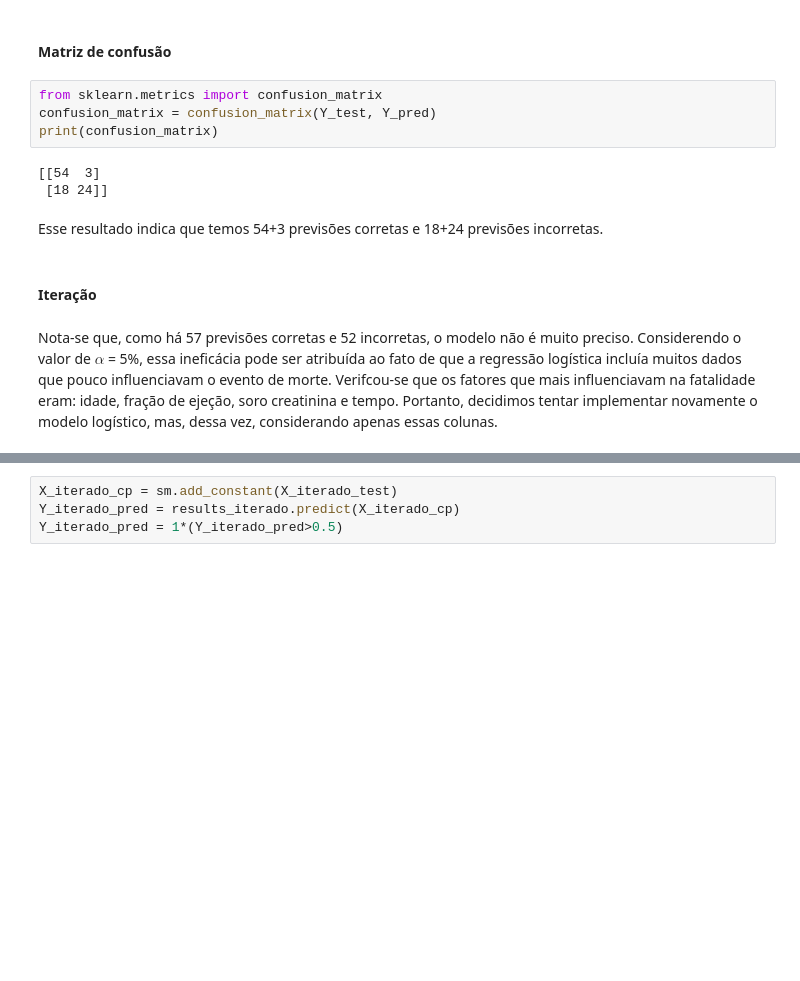
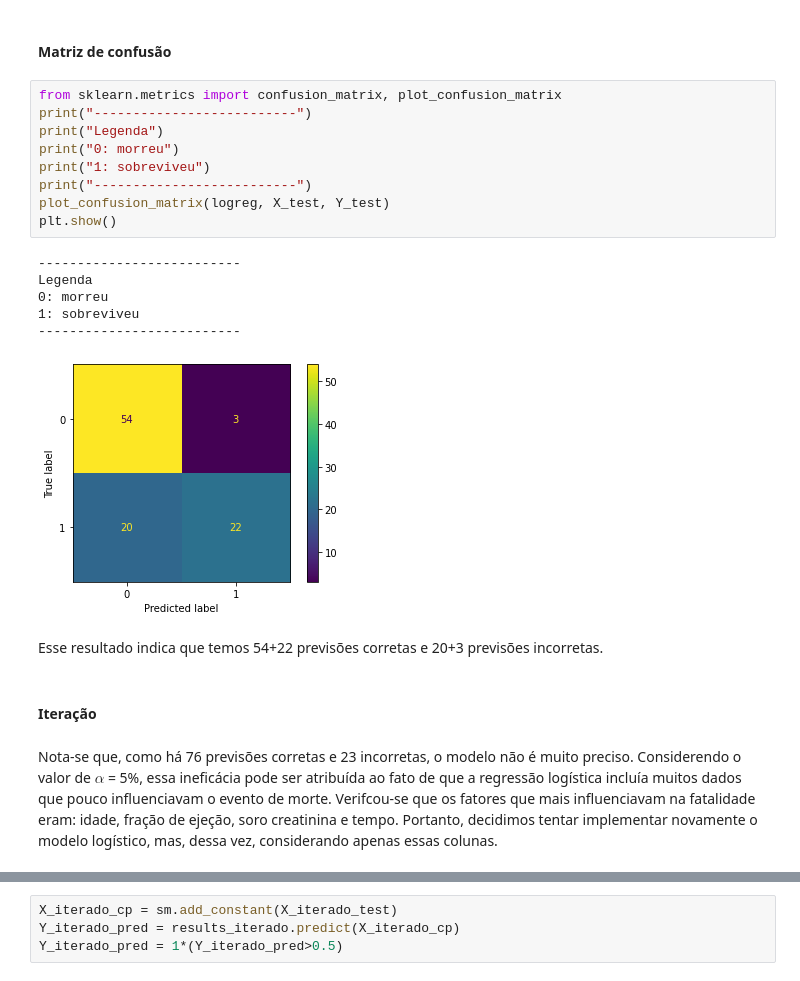
Before and after one commit to carolina-hirschheimer/Propensao-a-falhas-cardiacas, a Jupyter notebook: Projeto 2 - Ciência dos Dados.ipynb, the cells around one changed output, grey strips where cells are left out. Drawn from its saved outputs; the diff is of its cells as text; blank space fills up the shorter version.

Commit message:
Iterando o código
Adicionando explicações, tirando a aleatoridade da Decision Tree e melhorando a visualização das matrizes de confusão

```diff
--- a/Projeto 2 - Ciência dos Dados.ipynb
+++ b/Projeto 2 - Ciência dos Dados.ipynb
@@ -369,19 +375,28 @@ print('Acurácia do classificador de regressão logística na base de teste: {:.
 Acurácia do classificador de regressão logística na base de teste: 0.77
 # %% [markdown]
 #### Matriz de confusão
-# %%
-from sklearn.metrics import confusion_matrix
-confusion_matrix = confusion_matrix(Y_test, Y_pred)
-print(confusion_matrix)
-# %% [output]
-[[54  3]
- [18 24]]
+# %%
+from sklearn.metrics import confusion_matrix, plot_confusion_matrix
+print("--------------------------")
+print("Legenda")
+print("0: morreu")
+print("1: sobreviveu")
+print("--------------------------")
+plot_confusion_matrix(logreg, X_test, Y_test)
+plt.show()
+# %% [output]
+--------------------------
+Legenda
+0: morreu
+1: sobreviveu
+--------------------------
+[figure, added]
 # %% [markdown]
-Esse resultado indica que temos 54+3 previsões corretas e 18+24 previsões incorretas.
+Esse resultado indica que temos 54+22 previsões corretas e 20+3 previsões incorretas.
 # %% [markdown]
 #### Iteração
 # %% [markdown]
-Nota-se que, como há 57 previsões corretas e 52 incorretas, o modelo não é muito preciso. Considerendo o valor de $\alpha$ = 5%, essa ineficácia pode ser atribuída ao fato de que a regressão logística incluía muitos dados que pouco influenciavam o evento de morte. Verifcou-se que os fatores que mais influenciavam na fatalidade eram: idade, fração de ejeção, soro creatinina e tempo. Portanto, decidimos tentar implementar novamente o modelo logístico, mas, dessa vez, considerando apenas essas colunas.
+Nota-se que, como há 76 previsões corretas e 23 incorretas, o modelo não é muito preciso. Considerendo o valor de $\alpha$ = 5%, essa ineficácia pode ser atribuída ao fato de que a regressão logística incluía muitos dados que pouco influenciavam o evento de morte. Verifcou-se que os fatores que mais influenciavam na fatalidade eram: idade, fração de ejeção, soro creatinina e tempo. Portanto, decidimos tentar implementar novamente o modelo logístico, mas, dessa vez, considerando apenas essas colunas.
 # %%
 X_iterado = dados[['age', 'ejection_fraction', 'serum_sodium','time']]
 Y_iterado = dados['DEATH_EVENT']
```
Also changed, not shown: parts of 18 cells of this notebook.
